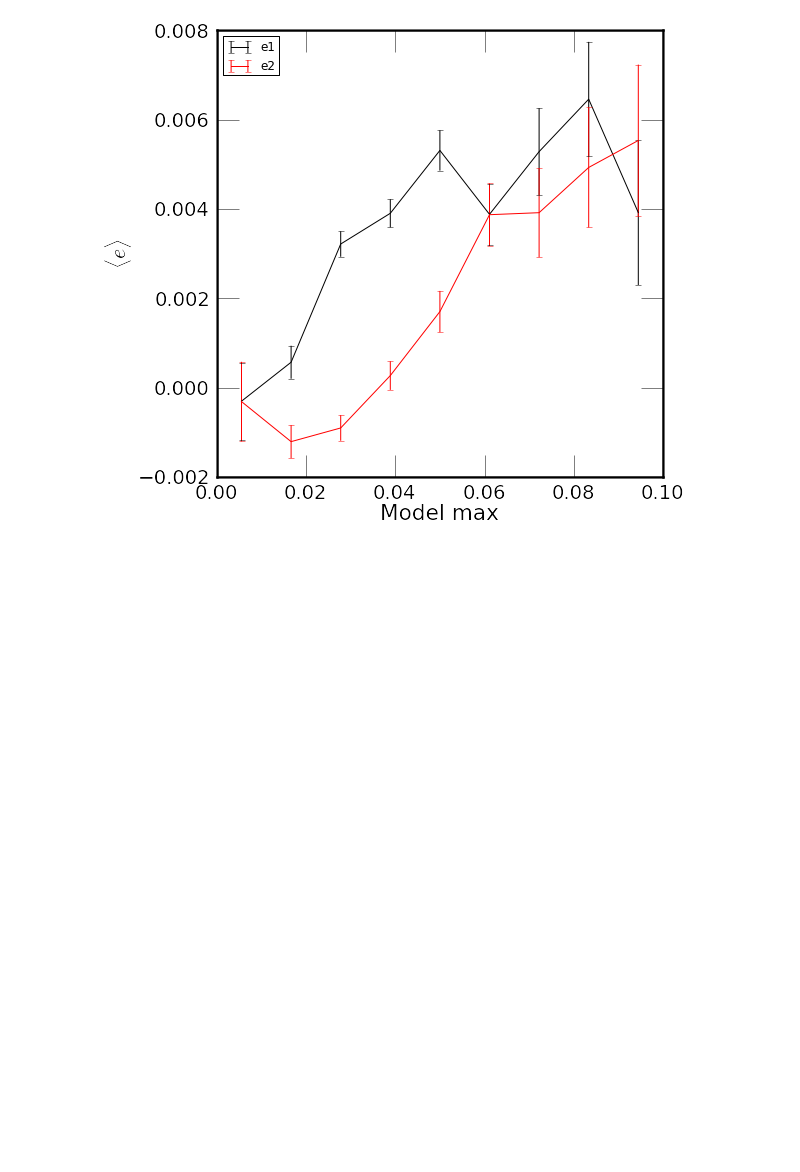
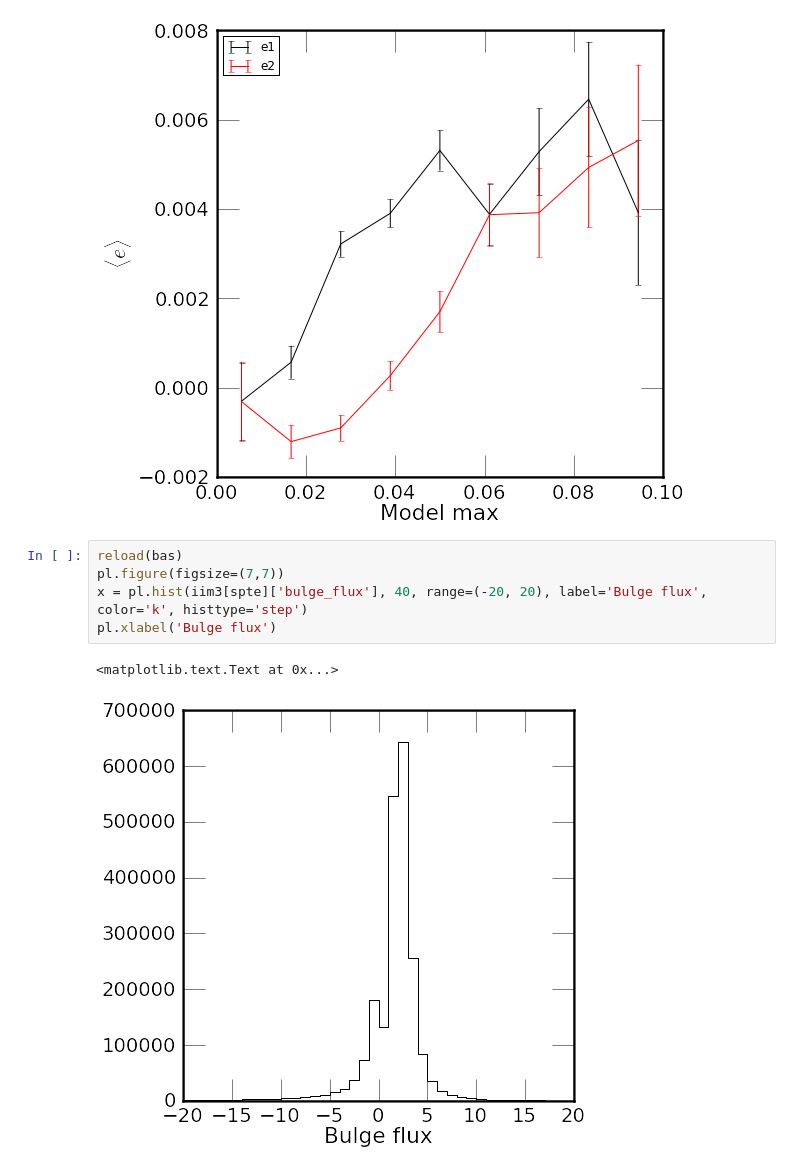
Before and after one commit to vvinuv/ipynb, a Jupyter notebook: im3shape_v6.ipynb, the cells around one changed output. Saved outputs shown, nothing was run; the diff lists cells and outputs as text; blank space fills up the shorter version.

```diff
--- a/im3shape_v6.ipynb
+++ b/im3shape_v6.ipynb
@@ -199,3 +199,11 @@ reload(bas)
 bas.plot_q(iim3[spte]['model_max'], iim3[spte]['e1'], iim3[spte]['e2'], 0, 0.1, 10, 'Model max', figsize=(8,8))
 # %% [output]
 [figure]
+# %%
+reload(bas)
+pl.figure(figsize=(7,7))
+x = pl.hist(iim3[spte]['bulge_flux'], 40, range=(-20, 20), label='Bulge flux', color='k', histtype='step')
+pl.xlabel('Bulge flux')
+# %% [output]
+<matplotlib.text.Text at 0x...>
+[figure, added]
```
Also changed, not shown: parts of 13 cells of this notebook.
